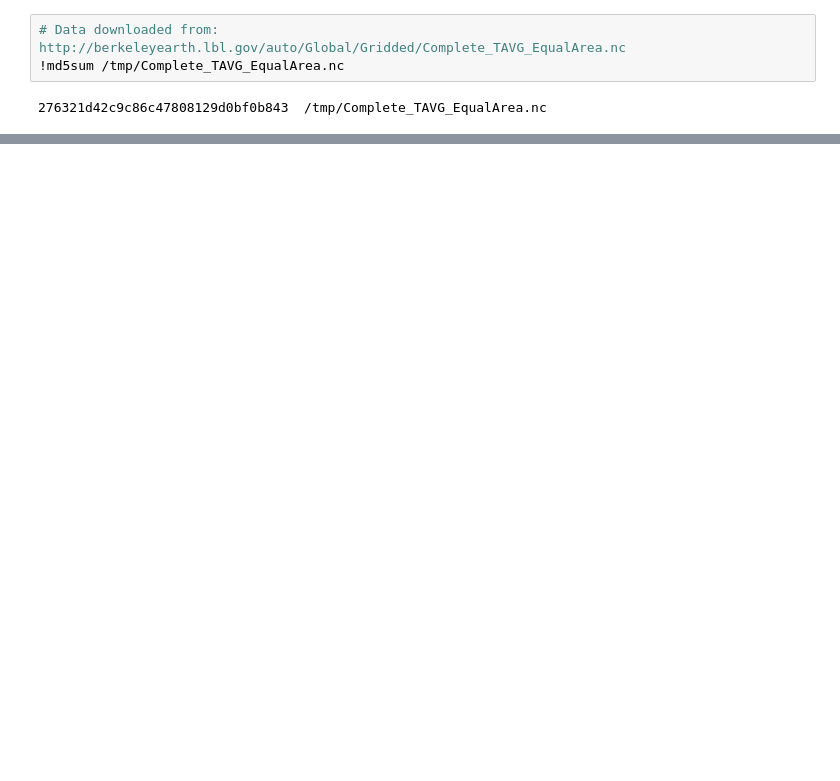
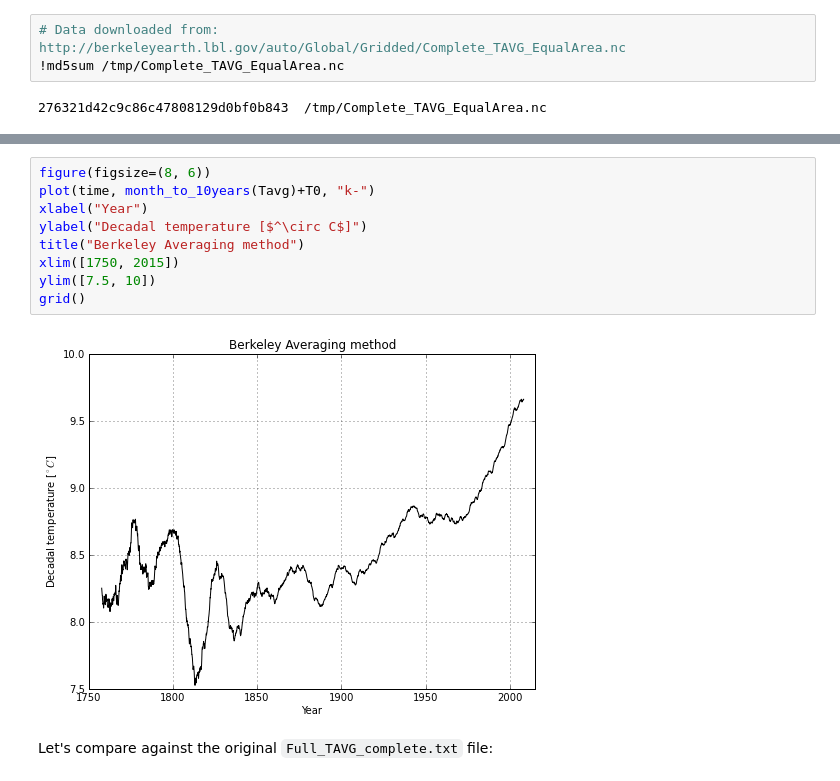
Before and after one commit to certik/climate, a Jupyter notebook: Temperature Data.ipynb, the cells around one changed output, grey strips where cells are left out. Saved outputs shown, nothing was run; the diff lists cells and outputs as text; blank space fills up the shorter version.

```diff
--- a/Temperature Data.ipynb
+++ b/Temperature Data.ipynb
@@ -18,0 +82,13 @@ array([ -83.57142639,  -70.7142868 ,  -57.8571434 , ..., -120.        ,
+# %%
+figure(figsize=(8, 6))
+plot(time, month_to_10years(Tavg)+T0, "k-")
+xlabel("Year")
+ylabel("Decadal temperature [$^\circ C$]")
+title("Berkeley Averaging method")
+xlim([1750, 2015])
+ylim([7.5, 10])
+grid()
+# %% [output]
+[figure, added]
+# %% [markdown]
+Let's compare against the original `Full_TAVG_complete.txt` file:
```
Also changed, not shown: parts of 15 cells of this notebook.
